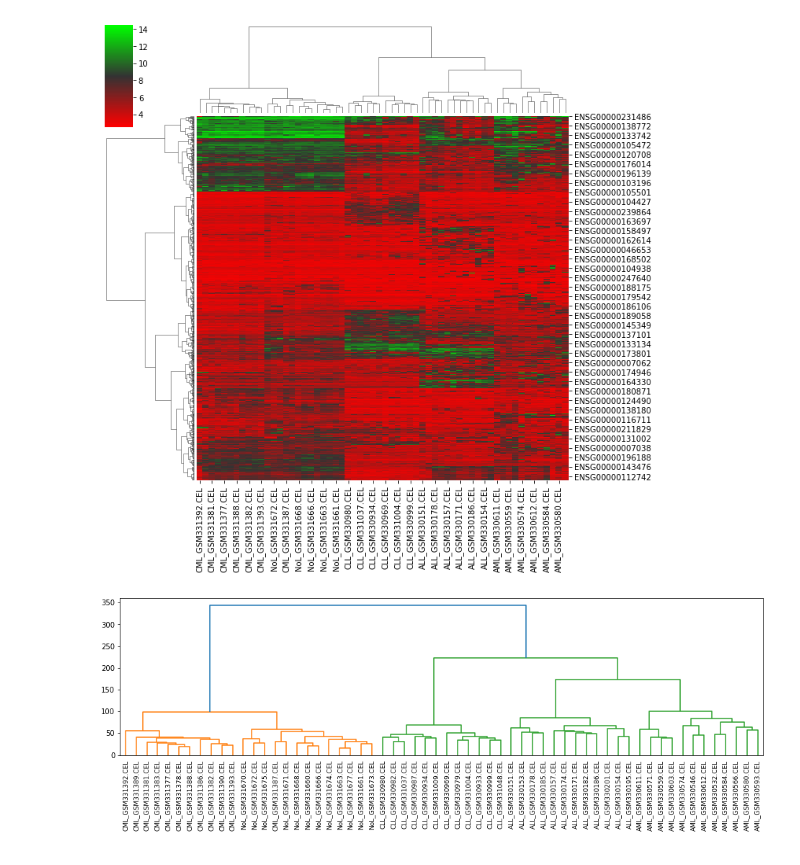
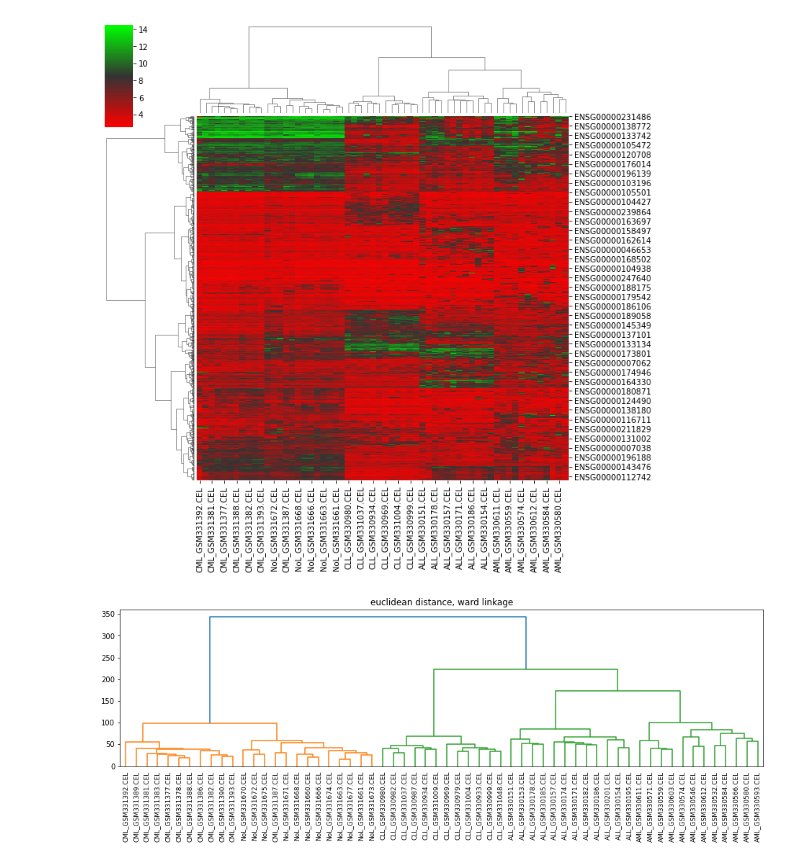
Before and after one commit to taneishi/leukemia, a Jupyter notebook: clustering.ipynb, the cells around one changed output. Drawn from its saved outputs; the diff is of its cells as text; code cells hidden in the pictures.

```diff
--- a/clustering.ipynb
+++ b/clustering.ipynb
@@ -42,8 +42,9 @@ sns.clustermap(df, metric='euclidean', method='ward', cmap=cmap)
 # %%
 from scipy.cluster import hierarchy
 
 plt.figure(figsize=(16,4))
-linkage = hierarchy.linkage(df.T, method='ward')
+plt.title('euclidean distance, ward linkage')
+linkage = hierarchy.linkage(df.T, metric='euclidean', method='ward')
 dendrogram = hierarchy.dendrogram(linkage, labels=list(df.T.index), leaf_font_size=9)
 # %% [output]
-[figure, old version]
+[figure, new version]
```
Also changed, not shown: parts of 2 cells of this notebook.
